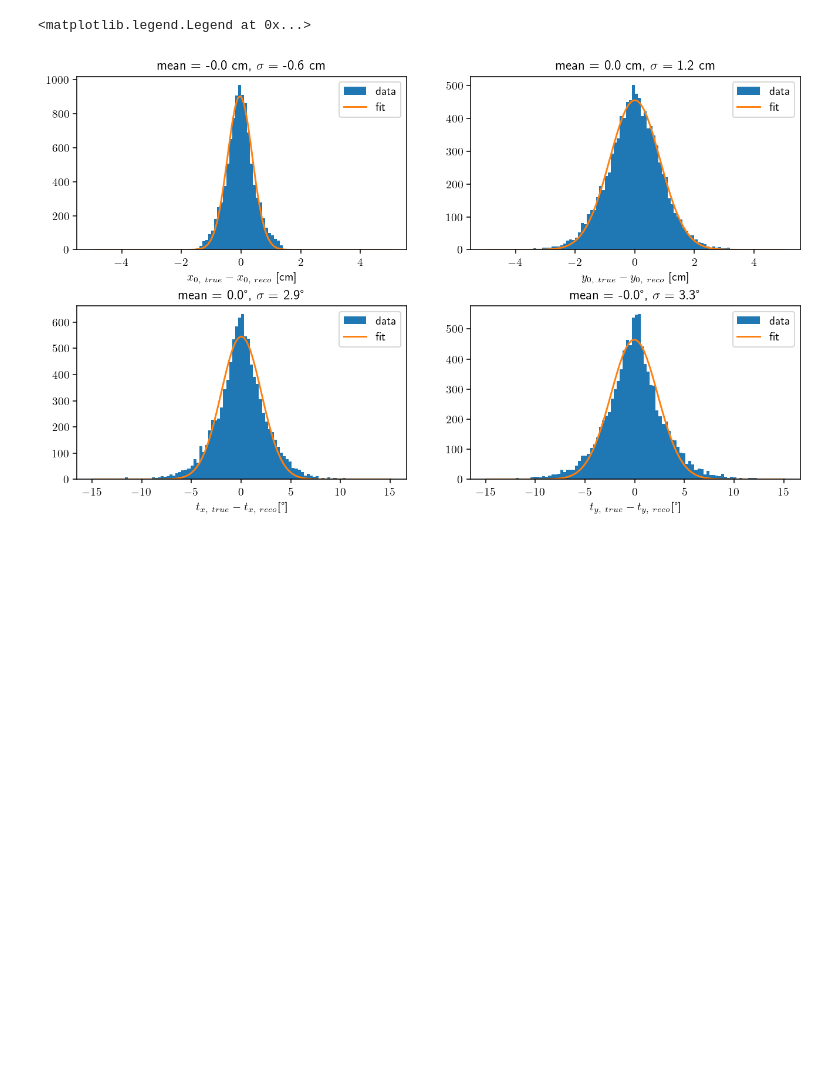
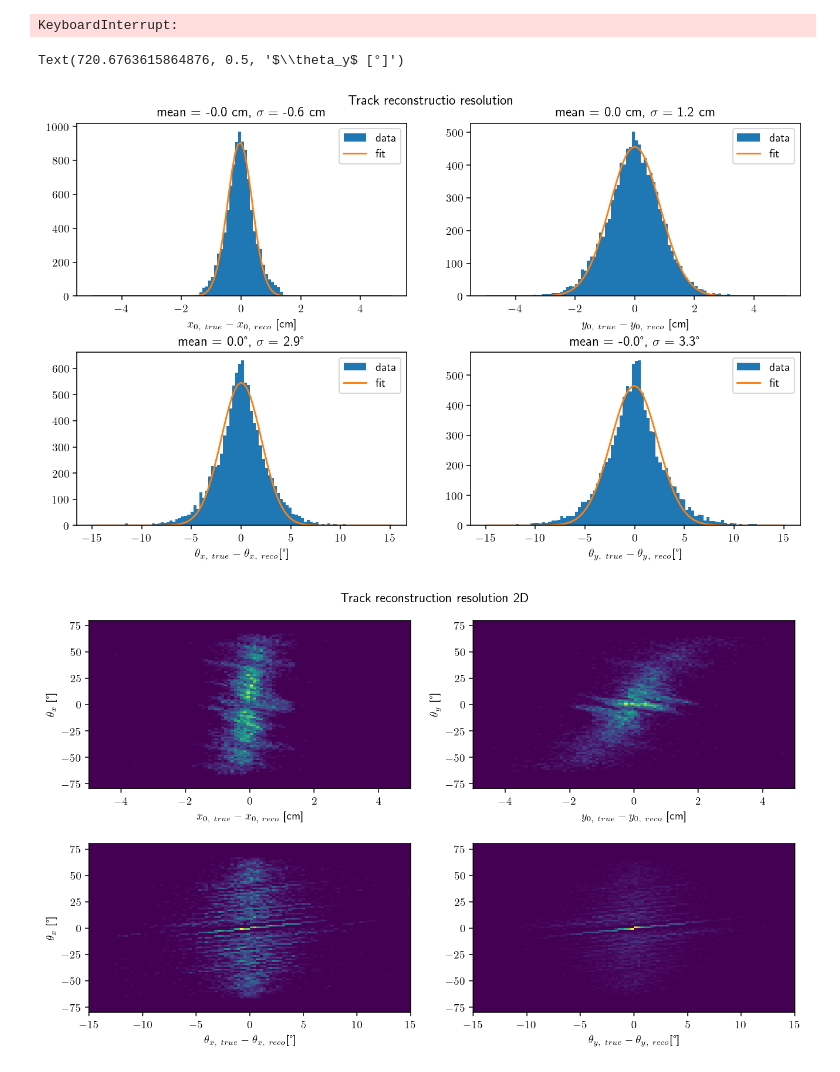
Before and after one commit to kauniska/ecal_reco, a Jupyter notebook: geant4/analysis/analysis.ipynb, the cells around one changed output. Saved outputs shown, nothing was run; the diff lists cells and outputs as text; code cells hidden in the pictures; blank space fills up the shorter version.

```diff
--- a/geant4/analysis/analysis.ipynb
+++ b/geant4/analysis/analysis.ipynb
@@ -53,7 +53,8 @@ def create_tracks(df, plot=False):
             track.x = Track(hitsX)
             track.y = Track(hitsY)
             tracks.append(track)
-            true_parameters.append([row['x0'], row['y0'] - (thickness + thickness_screen) * row['ty'], row['tx'], row['ty']])
+            # row['y0'] - (thickness + thickness_screen) * row['ty']
+            true_parameters.append([row['x0'], row['y0'] - (thickness + thickness + thickness_screen) * row['ty'], row['tx'], row['ty']])
 
 
     return tracks, true_parameters
@@ -145,6 +169,8 @@ axs[1, 1].legend()
 # %%
 for t in tqdm(tracks[:5000]):
     t.precise_track()
+# %% [output]
+KeyboardInterrupt:
 # %%
 # compare fit precision
 from scipy.optimize import curve_fit
@@ -176,36 +202,55 @@ parameters_ty, _ = curve_fit(Gauss, bins_ty[:-1], hist_ty)
 
 fig, axs = plt.subplots(2, 2, figsize = (10, 6))
 fig.tight_layout(pad = 3)
+fig.suptitle('Track reconstructio resolution')
 
 axs[0, 0].set_title('mean = {:.1f} cm, $\sigma=$ {:.1f} cm'.format(parameters_x0[0], parameters_x0[1]))
 axs[0, 0].hist(offset_x0, bins = bins, label = 'data', range = [-5, 5])
 axs[0, 0].set_xlabel('$x_{0,\ true} - x_{0,\ reco}$ [cm]')
 xs = np.linspace(np.min(bins_x0), np.max(bins_x0), 100)
 axs[0, 0].plot(xs, Gauss(xs, parameters_x0[0], parameters_x0[1], parameters_x0[2]), label = 'fit')
 axs[0, 0].legend()
 
 axs[0, 1].set_title('mean = {:.1f} cm, $\sigma=$ {:.1f} cm'.format(parameters_y0[0], parameters_y0[1]))
 axs[0, 1].hist(offset_y0, bins = bins, label = 'data', range = [-5, 5])
 axs[0, 1].set_xlabel('$y_{0,\ true} - y_{0,\ reco}$ [cm]')
 xs = np.linspace(np.min(bins_y0), np.max(bins_y0), 100)
 axs[0, 1].plot(xs, Gauss(xs, parameters_y0[0], parameters_y0[1], parameters_y0[2]), label = 'fit')
 axs[0, 1].legend()
 
 axs[1, 0].set_title('mean = {:.1f}°, $\sigma=$ {:.1f}°'.format(parameters_tx[0], parameters_tx[1]))
 axs[1, 0].hist(offset_tx, bins = bins, label = 'data', range = [-15, 15])
-axs[1, 0].set_xlabel('$t_{x,\ true} - t_{x,\ reco}$[°]')
+axs[1, 0].set_xlabel(r'$\theta_{x,\ true} - \theta_{x,\ reco}$[°]')
 xs = np.linspace(np.min(bins_tx), np.max(bins_tx), 100)
 axs[1, 0].plot(xs, Gauss(xs, parameters_tx[0], parameters_tx[1], parameters_tx[2]), label = 'fit')
 axs[1, 0].legend()
 
 axs[1, 1].set_title('mean = {:.1f}°, $\sigma=$ {:.1f}°'.format(parameters_ty[0], parameters_ty[1]))
 axs[1, 1].hist(offset_ty, bins = bins, label = 'data', range = [-15, 15])
-axs[1, 1].set_xlabel('$t_{y,\ true} - t_{y,\ reco}$[°]')
+axs[1, 1].set_xlabel(r'$\theta_{y,\ true} - \theta_{y,\ reco}$[°]')
 xs = np.linspace(np.min(bins_ty), np.max(bins_ty), 100)
 axs[1, 1].plot(xs, Gauss(xs, parameters_ty[0], parameters_ty[1], parameters_ty[2]), label = 'fit')
 axs[1, 1].legend()
 
-# fig.show()
+# 2d hists
+true_angle_x = [180 * np.arctan(true[2]) / np.pi for true in true_parameters]
+true_angle_y = [180 * np.arctan(true[3]) / np.pi for true in true_parameters]
+fig, axs = plt.subplots(2, 2, figsize = (10, 6))
+fig.tight_layout(pad = 3)
+fig.suptitle('Track reconstruction resolution 2D')
+axs[0, 0].hist2d(offset_x0, true_angle_x, bins = bins, range = [[-5, 5], [-80, 80]])
+axs[0, 0].set_xlabel('$x_{0,\ true} - x_{0,\ reco}$ [cm]')
+axs[0, 0].set_ylabel(r'$\theta_x$ [°]')
+axs[0, 1].hist2d(offset_y0, true_angle_y, bins=bins, range=[[-5, 5], [-80, 80]])
+axs[0, 1].set_xlabel('$y_{0,\ true} - y_{0,\ reco}$ [cm]')
+axs[0, 1].set_ylabel(r'$\theta_y$ [°]')
+axs[1, 0].hist2d(offset_tx, true_angle_x, bins = bins, range = [[-15, 15], [-80, 80]])
+axs[1, 0].set_xlabel(r'$\theta_{x,\ true} - \theta_{x,\ reco}$[°]')
+axs[1, 0].set_ylabel(r'$\theta_x$ [°]')
+axs[1, 1].hist2d(offset_ty, true_angle_y, bins=bins, range=[[-15, 15], [-80, 80]])
+axs[1, 1].set_xlabel(r'$\theta_{y,\ true} - \theta_{y,\ reco}$[°]')
+axs[0, 1].set_ylabel(r'$\theta_y$ [°]')
 # %% [output]
-<matplotlib.legend.Legend at 0x...>
+Text(720.6763615864876, 0.5, '$\\theta_y$ [°]')
-[figure, old version]
+[figure, new version]
+[figure, added]
```
Also changed, not shown: parts of 2 cells of this notebook, 1 other file.
